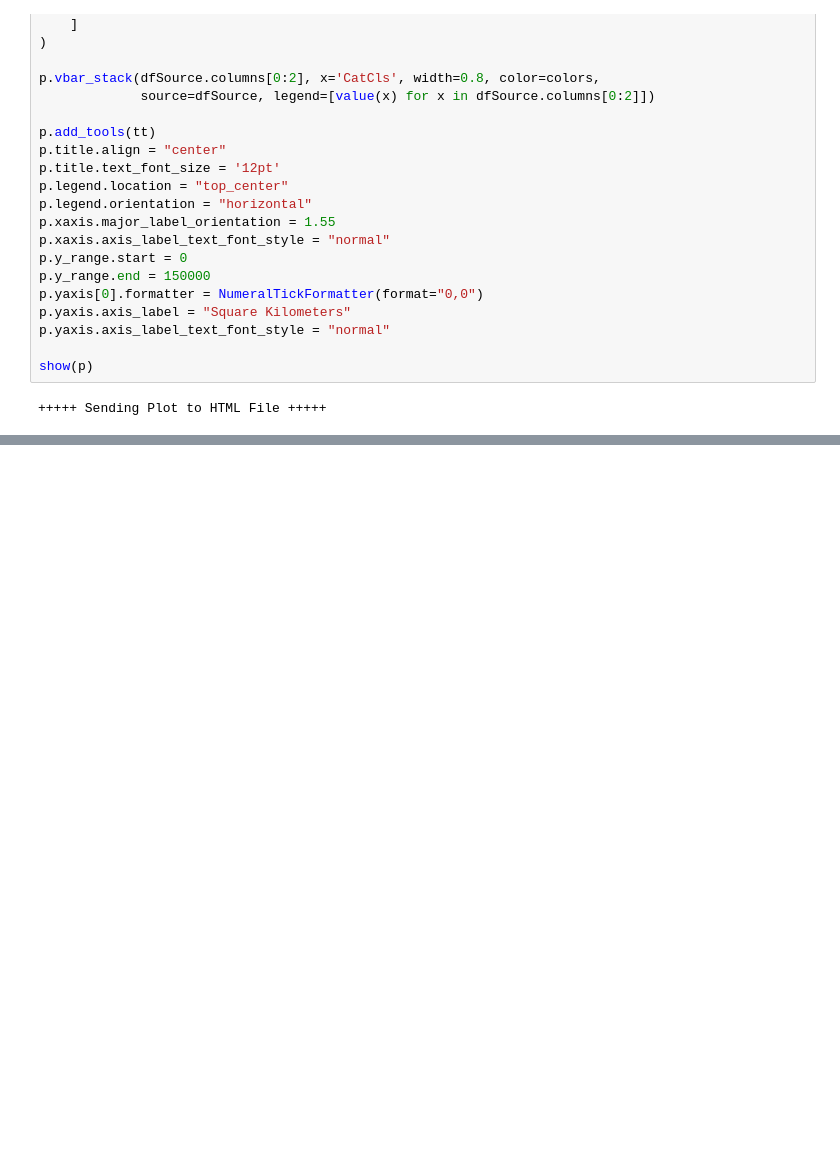
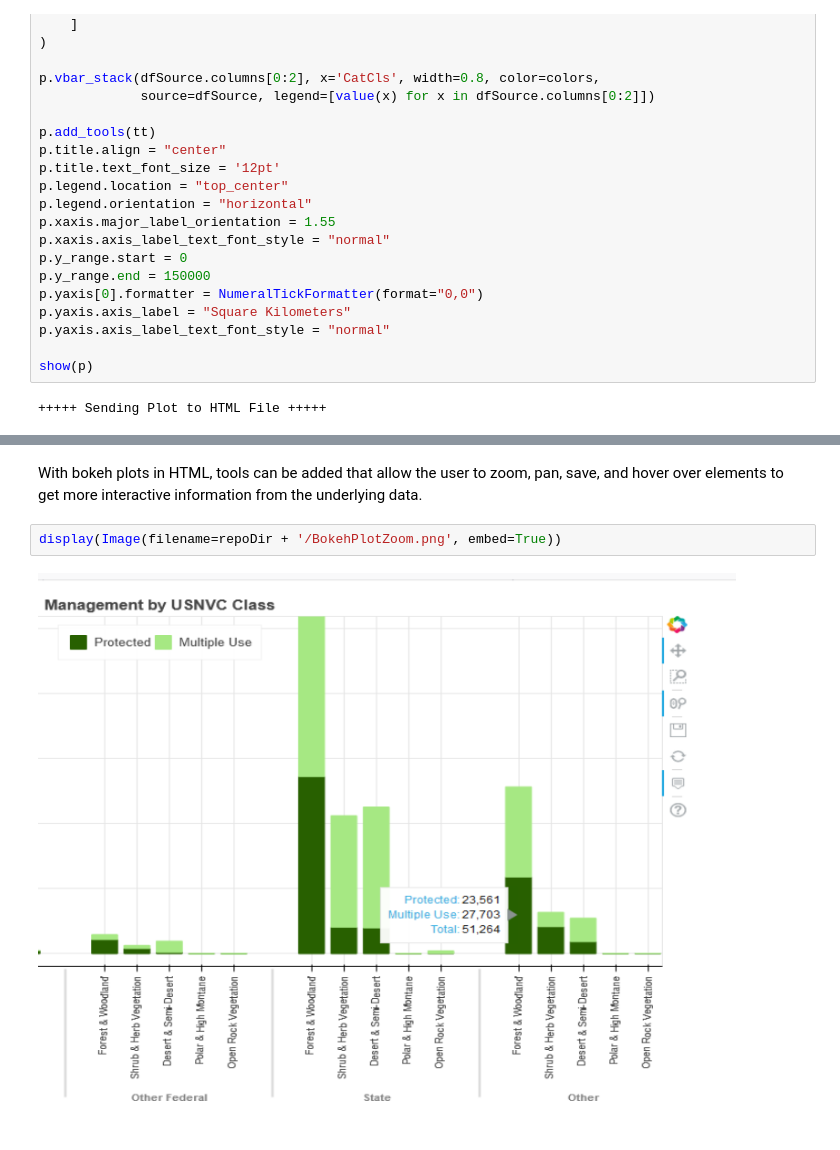
Before and after one commit to mjrubino/NVC-Analyses, a Jupyter notebook: Management Summary.ipynb, the cells around one changed output, grey strips where cells are left out. Drawn from its saved outputs; the diff is of its cells as text; blank space fills up the shorter version.

Commit message:
Added zoomed in image of bokeh plot to illustrate interactivity

```diff
--- a/Management Summary.ipynb
+++ b/Management Summary.ipynb
@@ -377,3 +375,9 @@ repoDir = "C:/Data/USGS Analyses/NVC-Analyses"
 display(Image(filename=repoDir + '/ManagementSummaryImage.png', embed=True))
 # %% [output]
 [figure]
+# %% [markdown]
+With bokeh plots in HTML, tools can be added that allow the user to zoom, pan, save, and hover over elements to get more interactive information from the underlying data.
+# %%
+display(Image(filename=repoDir + '/BokehPlotZoom.png', embed=True))
+# %% [output]
+[figure, added]
```
Also changed, not shown: parts of 2 cells of this notebook, 3 other files.
